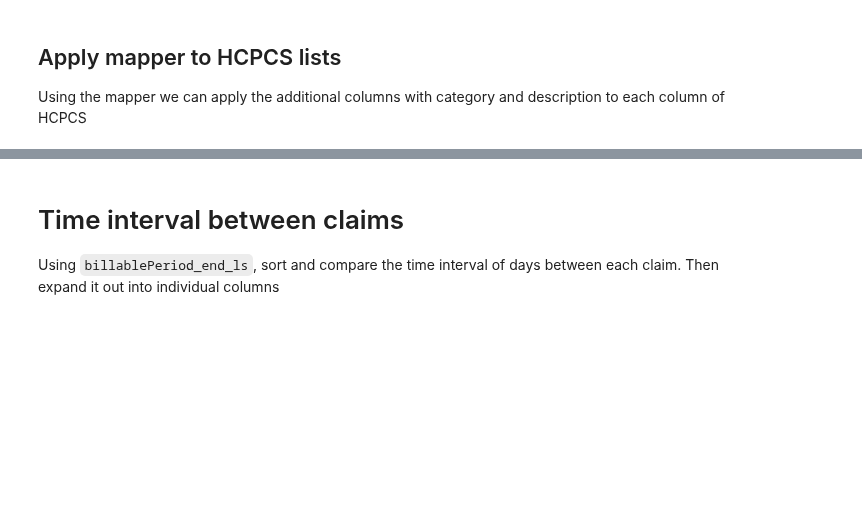
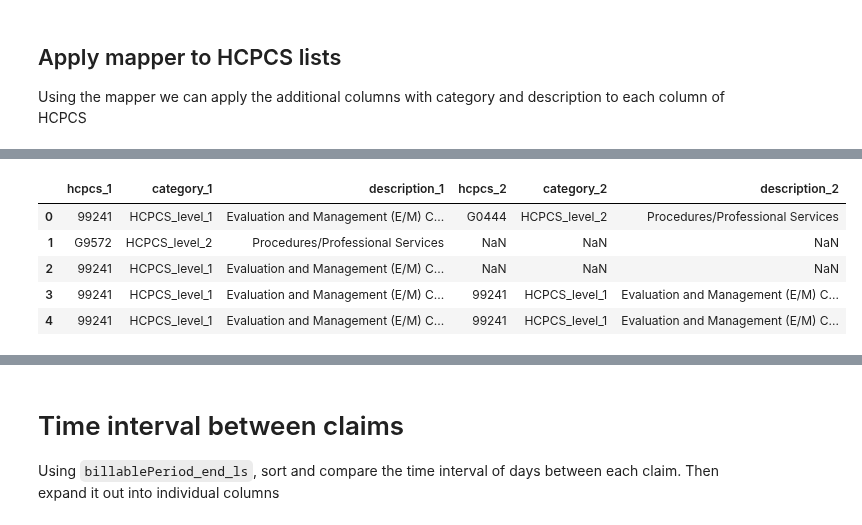
Before and after one commit to martza87/siads_696_mII, a Jupyter notebook: src/04_create_unsupervised_features.ipynb, the cells around one changed output, grey strips where cells are left out. Saved outputs shown, nothing was run; the diff lists cells and outputs as text; code cells hidden in the pictures; blank space fills up the shorter version.

```diff
--- a/src/04_create_unsupervised_features.ipynb
+++ b/src/04_create_unsupervised_features.ipynb
@@ -222,3 +106,12 @@ df_hcpcs_combined = df_hcpcs_combined.fillna(np.nan)
+# %%
+df_hcpcs_combined[['hcpcs_1', 'category_1', 'description_1', 'hcpcs_2', 'category_2',  'description_2']].head()
+# %% [output]
+|  | hcpcs_1 | category_1 | description_1 | hcpcs_2 | category_2 | description_2 |
+| 0 | 99241 | HCPCS_level_1 | Evaluation and Management (E/M) C... | G0444 | HCPCS_level_2 | Procedures/Professional Services |
+| 1 | G9572 | HCPCS_level_2 | Procedures/Professional Services | NaN | NaN | NaN |
+| 2 | 99241 | HCPCS_level_1 | Evaluation and Management (E/M) C... | NaN | NaN | NaN |
+| 3 | 99241 | HCPCS_level_1 | Evaluation and Management (E/M) C... | 99241 | HCPCS_level_1 | Evaluation and Management (E/M) C... |
+| 4 | 99241 | HCPCS_level_1 | Evaluation and Management (E/M) C... | 99241 | HCPCS_level_1 | Evaluation and Management (E/M) C... |
 # %%
 df_hcpcs_combined.head()
 # %% [output]
```
Also changed, not shown: parts of 27 cells of this notebook, 5 other files.
